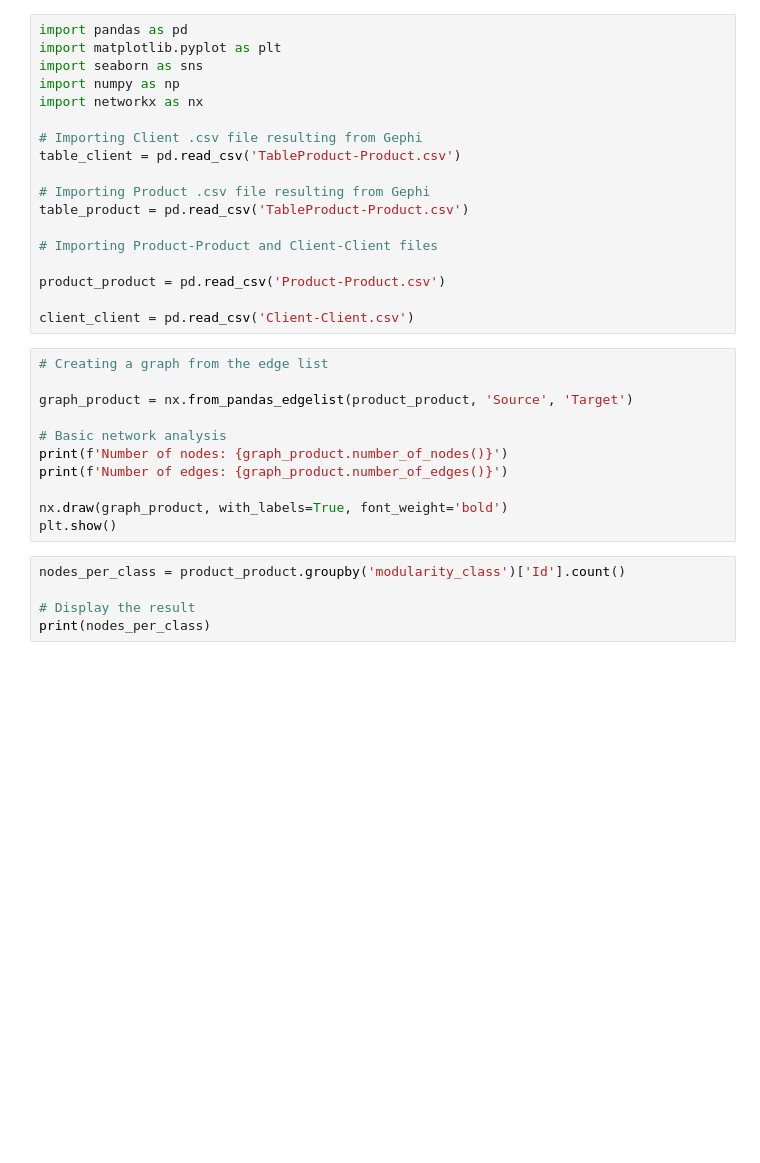
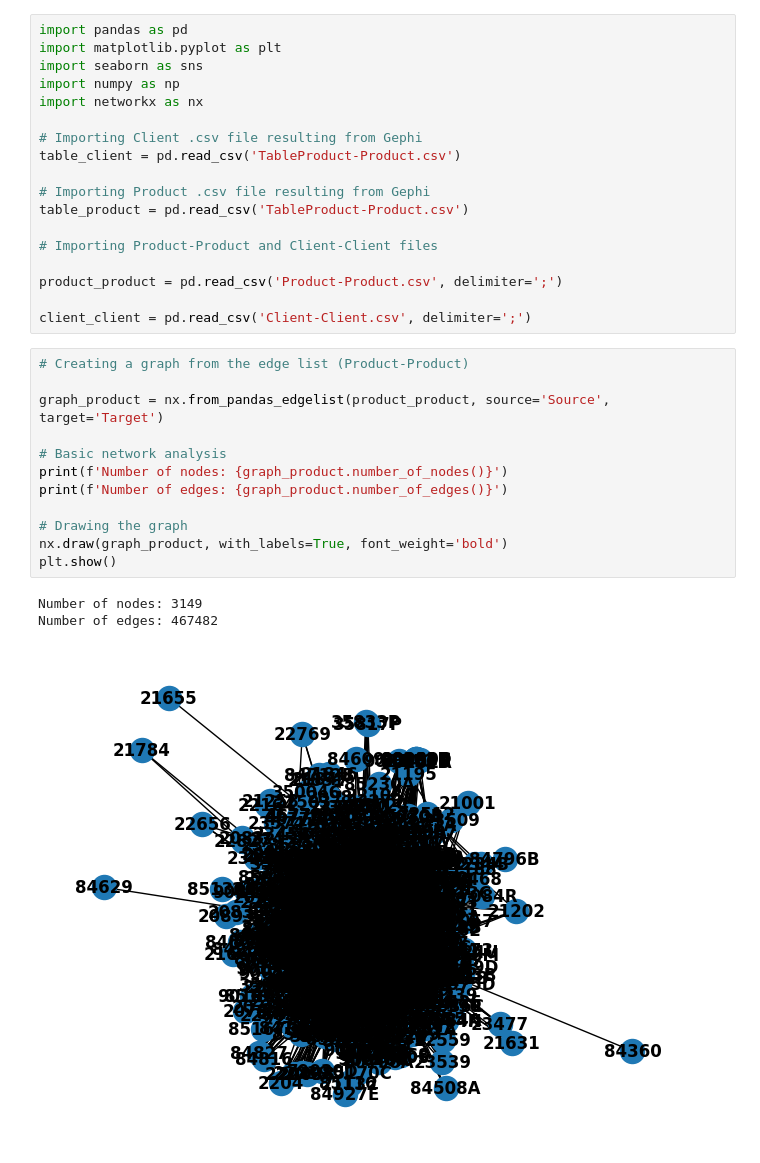
Before and after one commit to DEISI-ULHT-TFC-2023-24/TFC-DEISEI64-E-Commerce, a Jupyter notebook: Community Analysis.ipynb, the cells around one changed output. Drawn from its saved outputs; the diff is of its cells as text; blank space fills up the shorter version.

```diff
--- a/Community Analysis.ipynb
+++ b/Community Analysis.ipynb
@@ -13,22 +13,22 @@ table_product = pd.read_csv('TableProduct-Product.csv')
 
 # Importing Product-Product and Client-Client files
 
-product_product = pd.read_csv('Product-Product.csv')
+product_product = pd.read_csv('Product-Product.csv', delimiter=';')
 
-client_client = pd.read_csv('Client-Client.csv')
+client_client = pd.read_csv('Client-Client.csv', delimiter=';')
 # %%
-# Creating a graph from the edge list
+# Creating a graph from the edge list (Product-Product)
 
-graph_product = nx.from_pandas_edgelist(product_product, 'Source', 'Target')
+graph_product = nx.from_pandas_edgelist(product_product, source='Source', target='Target')
 
 # Basic network analysis
 print(f'Number of nodes: {graph_product.number_of_nodes()}')
 print(f'Number of edges: {graph_product.number_of_edges()}')
 
+# Drawing the graph
 nx.draw(graph_product, with_labels=True, font_weight='bold')
 plt.show()
+# %% [output]
+Number of nodes: 3149
+Number of edges: 467482
+[figure, added]
-# %%
-nodes_per_class = product_product.groupby('modularity_class')['Id'].count()
-
-# Display the result
-print(nodes_per_class)
```
Also changed, not shown: parts of 3 cells of this notebook.
